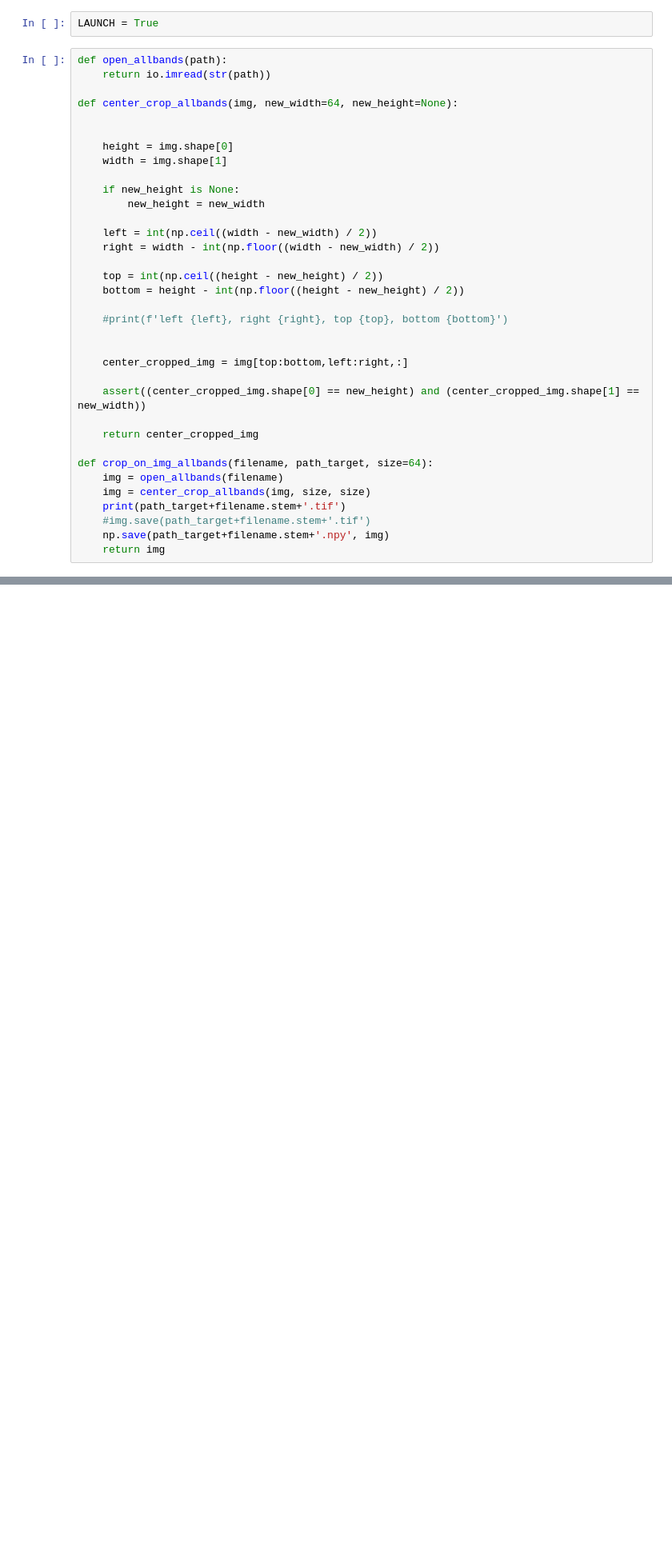
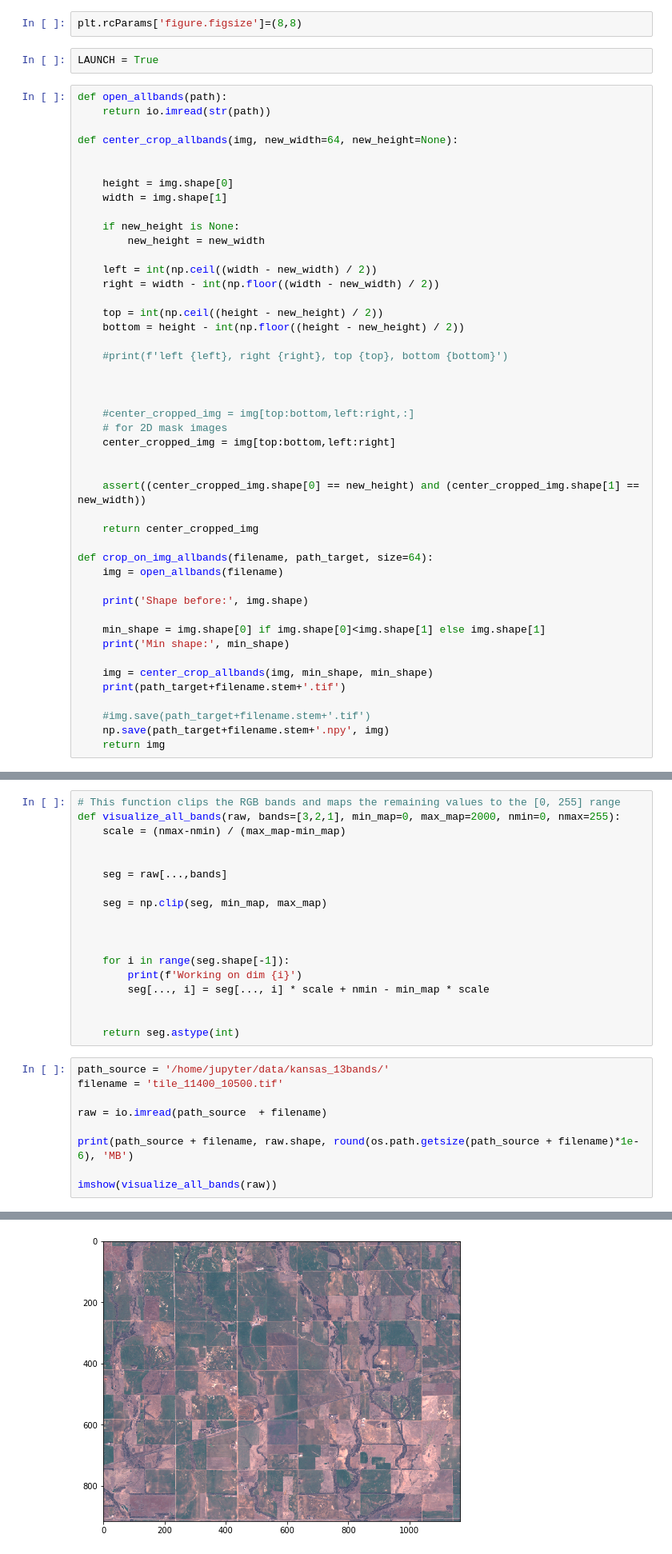
Before and after one commit to AHMEDALOLAWYI/World-Food-Program-, a Jupyter notebook: task_model_unet/13bands_preproc/13band_files_cropping.ipynb, the cells around one changed output, grey strips where cells are left out. Shown at 80% size. Drawn from its saved outputs; the diff is of its cells as text; blank space fills up the shorter version.

Commit message:
Cropping Kansas and Masks in the middle to max rectangular shape

```diff
--- a/task_model_unet/13bands_preproc/13band_files_cropping.ipynb
+++ b/task_model_unet/13bands_preproc/13band_files_cropping.ipynb
@@ -16,3 +21,5 @@ import shutil
+# %%
+plt.rcParams['figure.figsize']=(8,8)
 # %%
 LAUNCH = True
 # %%
@@ -37,7 +44,11 @@ def center_crop_allbands(img, new_width=64, new_height=None):
     #print(f'left {left}, right {right}, top {top}, bottom {bottom}')
 
 
-    center_cropped_img = img[top:bottom,left:right,:]
+
+    #center_cropped_img = img[top:bottom,left:right,:]
+    # for 2D mask images
+    center_cropped_img = img[top:bottom,left:right]
+
 
     assert((center_cropped_img.shape[0] == new_height) and (center_cropped_img.shape[1] == new_width))
 
@@ -45,8 +56,15 @@ def center_crop_allbands(img, new_width=64, new_height=None):
 
 def crop_on_img_allbands(filename, path_target, size=64):
     img = open_allbands(filename)
-    img = center_crop_allbands(img, size, size)
+
+    print('Shape before:', img.shape)
+
+    min_shape = img.shape[0] if img.shape[0]<img.shape[1] else img.shape[1]
+    print('Min shape:', min_shape)
+
+    img = center_crop_allbands(img, min_shape, min_shape)
     print(path_target+filename.stem+'.tif')
+
     #img.save(path_target+filename.stem+'.tif')
     np.save(path_target+filename.stem+'.npy', img)
     return img
@@ -94,0 +120,28 @@ print('processed {}, generated {} files'.format(y, i))
+# %%
+# This function clips the RGB bands and maps the remaining values to the [0, 255] range
+def visualize_all_bands(raw, bands=[3,2,1], min_map=0, max_map=2000, nmin=0, nmax=255):
+    scale = (nmax-nmin) / (max_map-min_map)
+
+
+    seg = raw[...,bands]
+
+    seg = np.clip(seg, min_map, max_map)
+
+
+
+    for i in range(seg.shape[-1]):
+        print(f'Working on dim {i}')
+        seg[..., i] = seg[..., i] * scale + nmin - min_map * scale
+
+
+    return seg.astype(int)
+# %%
+path_source = '/home/jupyter/data/kansas_13bands/'
+filename = 'tile_11400_10500.tif'
+
+raw = io.imread(path_source  + filename)
+
+print(path_source + filename, raw.shape, round(os.path.getsize(path_source + filename)*1e-6), 'MB')
+
+imshow(visualize_all_bands(raw))
+# %% [output]
@@ -94,0 +153 @@ print('processed {}, generated {} files'.format(y, i))
+[figure, added]
```
Also changed, not shown: parts of 9 cells of this notebook.
